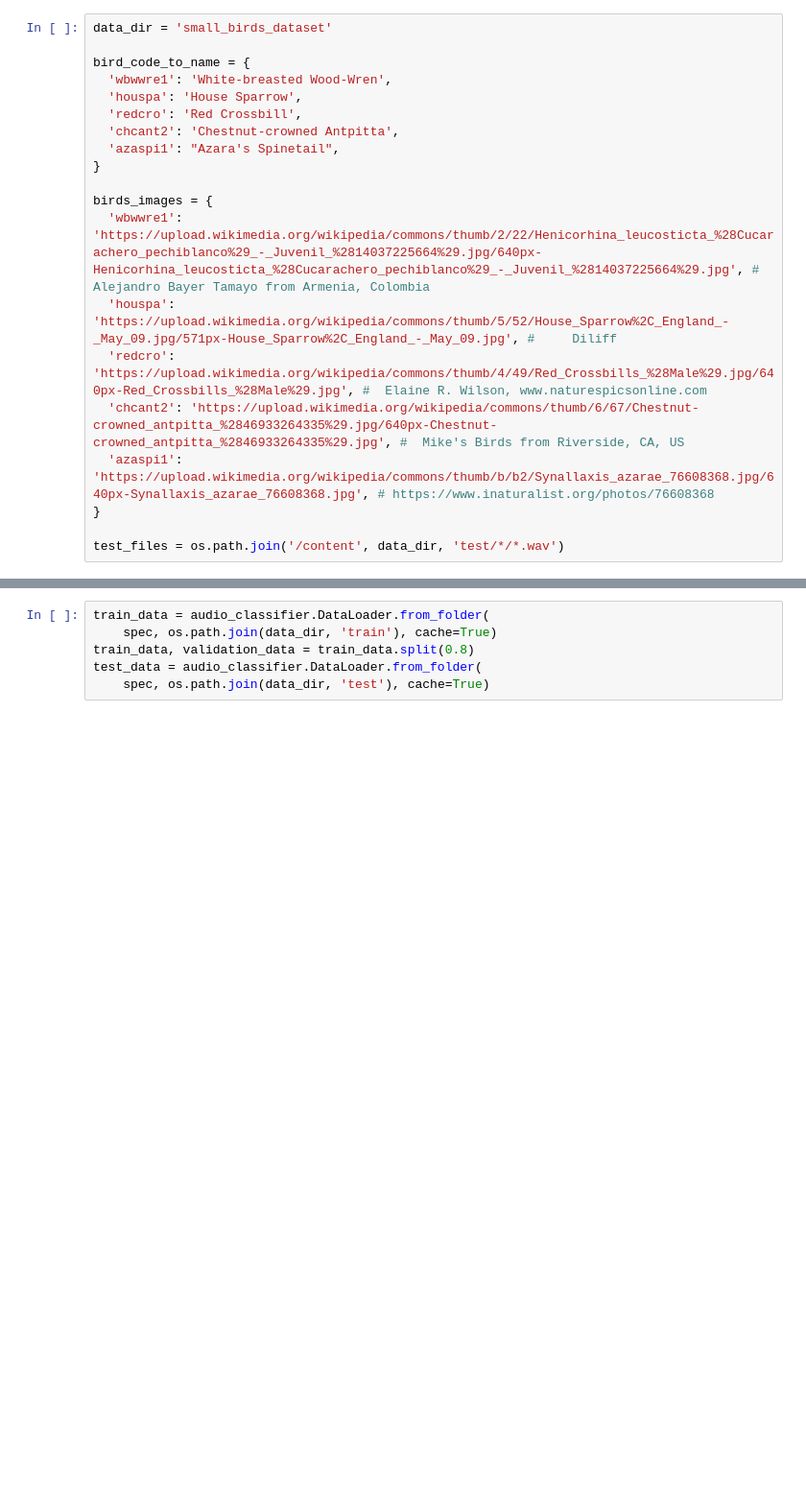
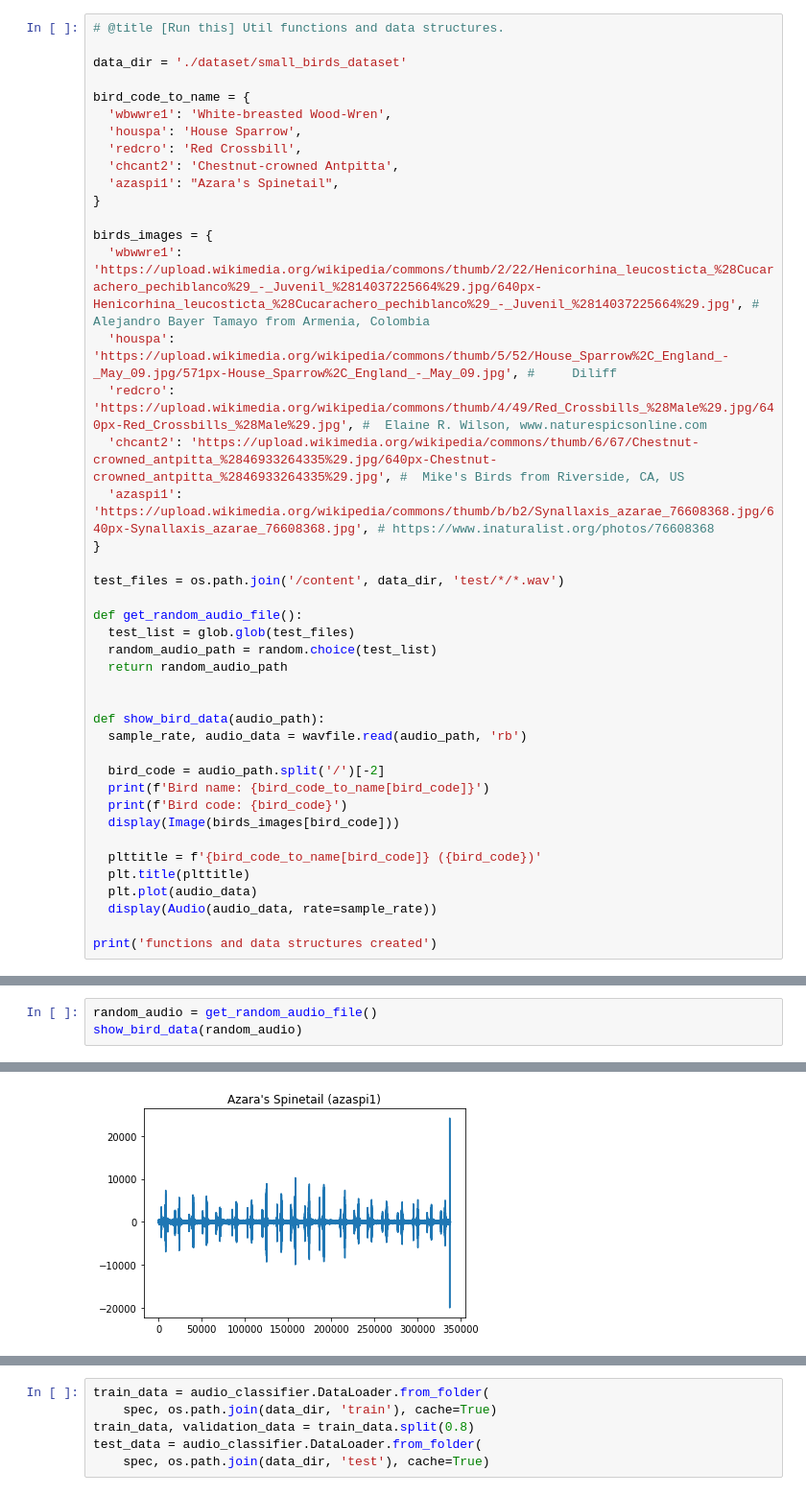
Before and after one commit to googlecodelabs/odml-pathways, a Jupyter notebook: audio_classification/colab/model_maker_audio_colab.ipynb, the cells around one changed output, grey strips where cells are left out. Shown at 96% size. Drawn from its saved outputs; the diff is of its cells as text; blank space fills up the shorter version.

Commit message:
Updating colab for transfer learning for the audio domain

```diff
--- a/audio_classification/colab/model_maker_audio_colab.ipynb
+++ b/audio_classification/colab/model_maker_audio_colab.ipynb
@@ -143,7 +113,9 @@ They are also all mono and with 16kHz sample rate.
 
 For more information about each file, you can read the `metadata.csv` file. It contains all the files authors, lincenses and some more information. You won't need to read it yourself on this tutorial.
 # %%
-data_dir = 'small_birds_dataset'
+# @title [Run this] Util functions and data structures.
+
+data_dir = './dataset/small_birds_dataset'
 
 bird_code_to_name = {
   'wbwwre1': 'White-breasted Wood-Wren',
@@ -162,4 +134,25 @@ birds_images = {
 }
 
 test_files = os.path.join('/content', data_dir, 'test/*/*.wav')
+
+def get_random_audio_file():
+  test_list = glob.glob(test_files)
+  random_audio_path = random.choice(test_list)
+  return random_audio_path
+
+
+def show_bird_data(audio_path):
+  sample_rate, audio_data = wavfile.read(audio_path, 'rb')
+
+  bird_code = audio_path.split('/')[-2]
+  print(f'Bird name: {bird_code_to_name[bird_code]}')
+  print(f'Bird code: {bird_code}')
+  display(Image(birds_images[bird_code]))
+
+  plttitle = f'{bird_code_to_name[bird_code]} ({bird_code})'
+  plt.title(plttitle)
+  plt.plot(audio_data)
+  display(Audio(audio_data, rate=sample_rate))
+
+print('functions and data structures created')
 # %% [output]
@@ -190,0 +166,4 @@ Code: azaspi1
+# %%
+random_audio = get_random_audio_file()
+show_bird_data(random_audio)
+# %% [output]
@@ -191,3 +174,4 @@ Code: azaspi1
+[figure, added]
 # %% [markdown]
 ## Training the Model
 
```
Also changed, not shown: parts of 54 cells of this notebook.
